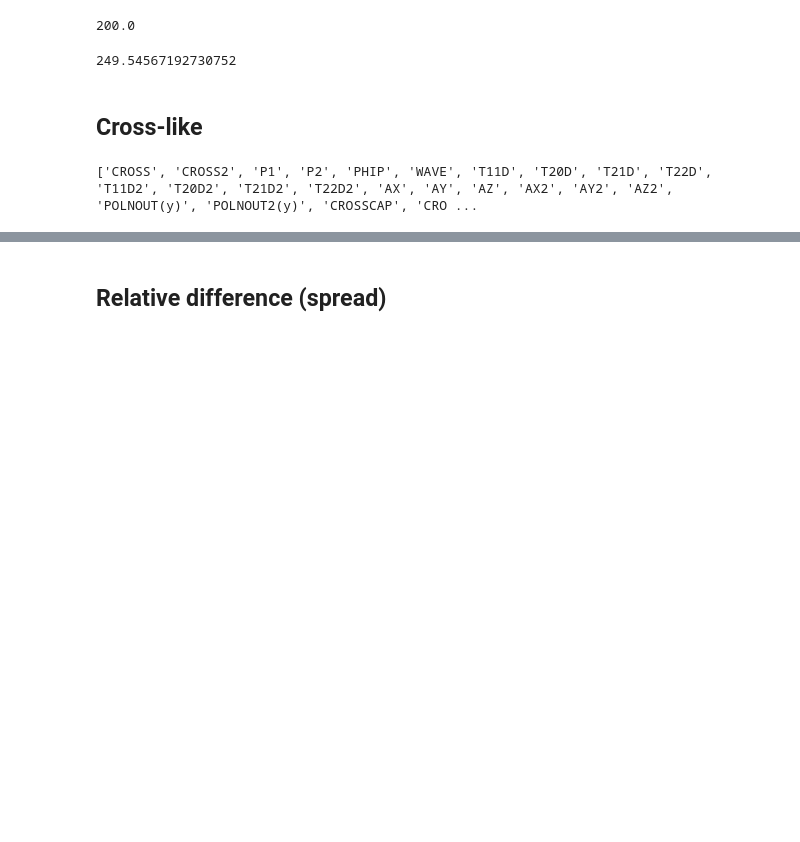
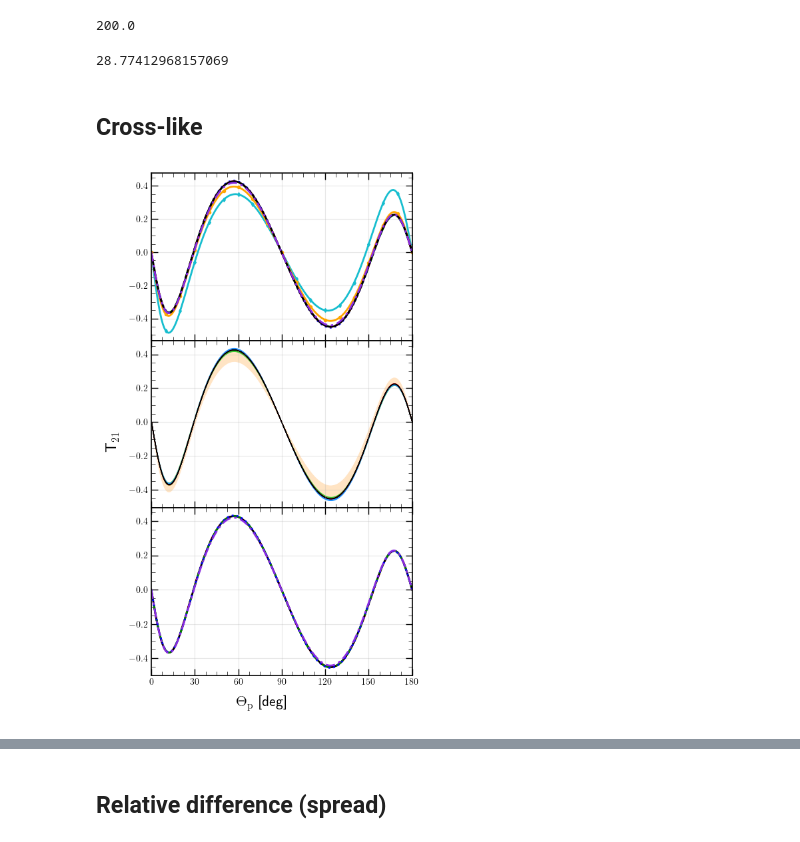
Before and after one commit to VitaliiUr/thesis, a Jupyter notebook: PlotData/Deuteron/Tensor_power.ipynb, the cells around one changed output, grey strips where cells are left out. Cells and saved outputs as stored; diff of their text form; code cells hidden in the pictures; blank space fills up the shorter version.

```diff
--- a/PlotData/Deuteron/Tensor_power.ipynb
+++ b/PlotData/Deuteron/Tensor_power.ipynb
@@ -438,13 +517,15 @@ obs="T11"
 # %% [output]
 200.0
 # %%
-(df_tmp[df_tmp.Energy == 30].pivot(index="angle", columns="WAVE")["T11D2"].apply(lambda x: relative_diff(*x), axis=1)*100).iloc[20]
+(df_tmp[df_tmp.Energy == 100].pivot(index="angle", columns="WAVE")["T20D2"].apply(lambda x: relative_diff(*x), axis=1)*100).iloc[90]
 # %% [output]
-249.54567192730752
+28.77412968157069
 # %% [markdown]
 ## Cross-like
 # %%
-def make_fig(obs, energy, cutoff, df, exp=None, wave="SIEGERT", ylabel=None, save=True):
+def make_fig(obs, energy, cutoff, df,
+             wave="SIEGERT", ylabel=None, save=True,
+             legend_loc="best"):
     df_tmp = df[(df.CUTOFF == cutoff) &
                (df.Energy == energy) &
                (df.WAVE == wave)]
@@ -484,13 +565,10 @@ def make_fig(obs, energy, cutoff, df, exp=None, wave="SIEGERT", ylabel=None, sav
             ax.plot(df_av18.angle, df_av18[obs],
                     **line_styles["AV18"], label="AV18")
         # style
-        # tmp
-        # if j == 1:
-        #     ax.legend(fontsize=9, handlelength=3, loc="upper center")
-        # else:
-        #     ax.legend(fontsize=9, handlelength=3, loc="best")
-        ax.legend(fontsize=9, handlelength=3, loc="best")
-
+        if isinstance(legend_loc, str):
+            ax.legend(fontsize=9, handlelength=3, loc=legend_loc)
+        elif isinstance(legend_loc, list):
+            ax.legend(fontsize=9, handlelength=3, loc=legend_loc[j])
         ax.xaxis.set_minor_locator(mpl.ticker.AutoMinorLocator())
         ax.yaxis.set_minor_locator(mpl.ticker.AutoMinorLocator())
         ax.tick_params(which='minor', direction='in', length=4,
@@ -499,14 +577,10 @@ def make_fig(obs, energy, cutoff, df, exp=None, wave="SIEGERT", ylabel=None, sav
                     length=7, width=1, top=True, right=True, zorder=1)
         ax.set_xticks(np.arange(0, 180+j-1, 30))
         ax.set_xlim([0, 180])
-        ax.grid(alpha=0.2)
+        ax.grid(alpha=0.3)
         ax.set_zorder(-1)
     fig.tight_layout()
     if save:
         plt.savefig(f"../Figures_De/{obs}_{energy}mev.pdf",
                     dpi=600, facecolor="white")
     return ax, fig
-# %%
-print(OBSERVABLES)
-# %% [output]
-['CROSS', 'CROSS2', 'P1', 'P2', 'PHIP', 'WAVE', 'T11D', 'T20D', 'T21D', 'T22D', 'T11D2', 'T20D2', 'T21D2', 'T22D2', 'AX', 'AY', 'AZ', 'AX2', 'AY2', 'AZ2', 'POLNOUT(y)', 'POLNOUT2(y)', 'CROSSCAP', 'CRO ...
@@ -512,0 +591,6 @@ print(OBSERVABLES)
+# %%
+%%capture --no-display
+ax, fig = make_fig("T21D2", 30, 450, df_my, save=True,
+                   ylabel="T$_{21}$", legend_loc=None)
+# %% [output]
+[figure, added]
```
Also changed, not shown: parts of 13 cells of this notebook, 17 other files.
